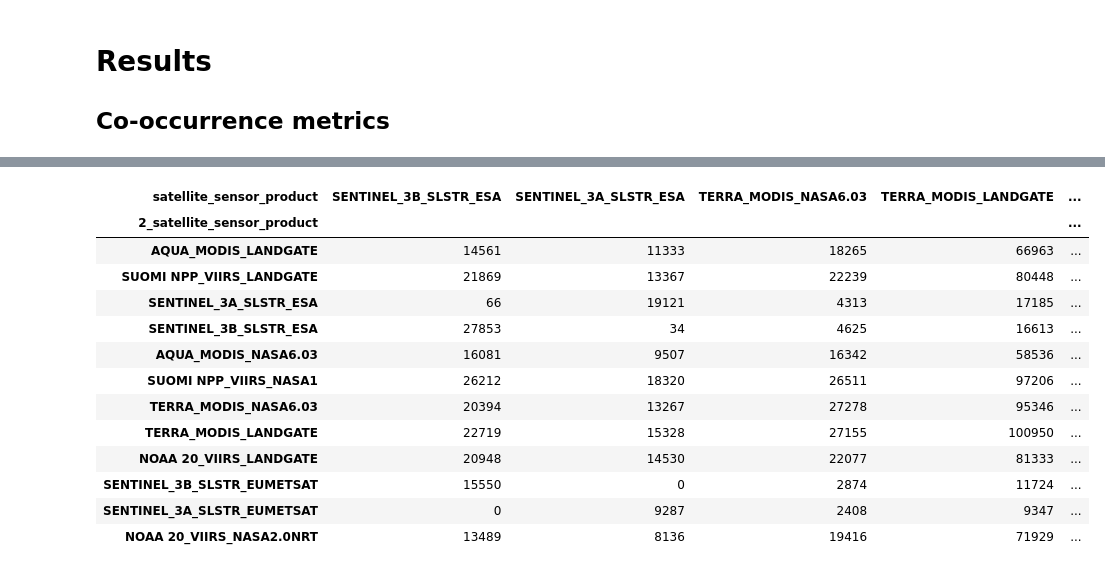
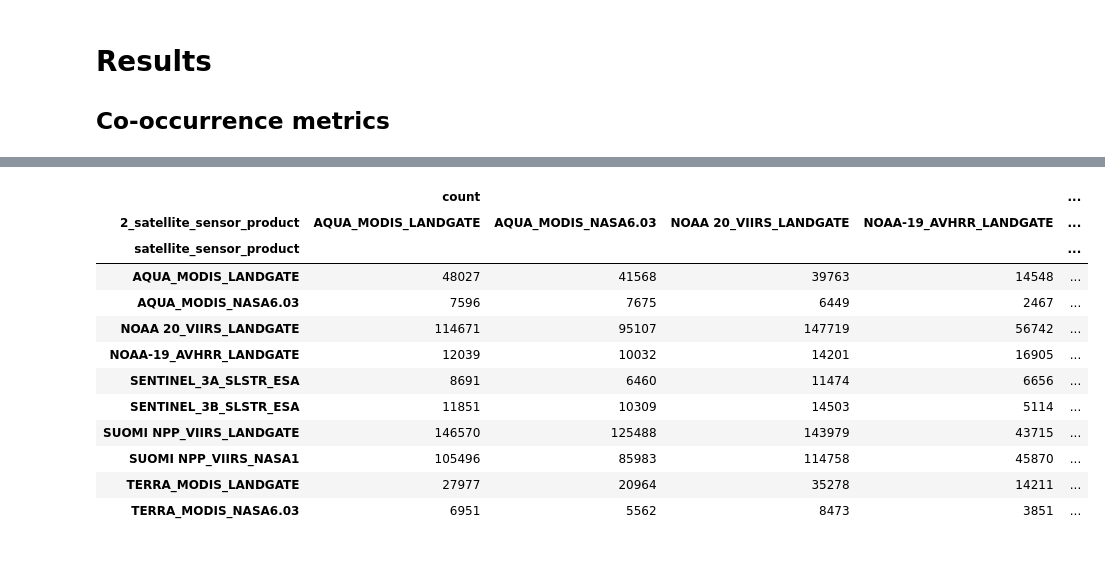
Before and after one commit to s3activefiresaustralia/s3vtdata, a Jupyter notebook: examples/nearest_hotspots_comparison.ipynb, the cells around one changed output, grey strips where cells are left out. Saved outputs shown, nothing was run; the diff lists cells and outputs as text; code cells hidden in the pictures.

```diff
--- a/examples/nearest_hotspots_comparison.ipynb
+++ b/examples/nearest_hotspots_comparison.ipynb
@@ -48,12 +48,12 @@ processing_parameters = {
     "landgate_frp": "s3://s3vtaustralia/landgate_hotspots_gdf.geojson",
     "sentinel3_swath_geojson": "s3://s3vtaustralia/sentinel3_swath_gdfs.geojson",
     "dea_frp": None,
-    "lon_west": 147.0,
-    "lat_south": -38.0,
+    "lon_west": 113.0, # 147.0,
+    "lat_south": -10.0, # -38.0,
     "lon_east": 154.0,
-    "lat_north": -27.,
+    "lat_north": -44.0, # -27.,
     "start_date": "2019-11-01",
-    "end_date": "2020-10-08",
+    "end_date": "2019-11-30",
     "start_time": "20:00",
     "end_time": "03:00",
     "chunks": 250,
@@ -155,4 +96,6 @@ nearest_hotspots_csv_files
 # %%
 # returns a dask DataFrame with index set at column `compare_field` from processing_parameters.
 nearest_points_ddf = util.csv_to_dataframe(nearest_hotspots_csv_files, processing_parameters["compare_field"])
+# %%
+nearest_points_ddf = nearest_points_ddf.compute()
 # %%
@@ -183,4 +132,4 @@ comparison_prefix = (
 # set the nearest distance threshold between two hotspots to confine the analysis within the distance threshold.
 dist_threshold = 5000  # units in meters
 # %%
-nearest_ddf_dist_subset = client.persist(nearest_points_ddf[nearest_points_ddf["dist_m"] < dist_threshold])
+nearest_ddf_dist_subset = nearest_points_ddf[nearest_points_ddf["dist_m"] < dist_threshold]
@@ -187,28 +153,27 @@ nearest_ddf_dist_subset = client.persist(nearest_points_ddf[nearest_points_ddf["
 # %%
-# Count of hotspot matches < dist_threshold
-numerator = util.dask_pivot_table(
+numerator = util.pandas_pivot_table(
     nearest_ddf_dist_subset,
-    index="2_satellite_sensor_product",
-    column="satellite_sensor_product",
-    values="count",
-    aggfunc="count"
-).compute()
+    index=["satellite_sensor_product"],
+    columns=["2_satellite_sensor_product"],
+    values=["count"],
+    aggfunc={"count": np.sum}
+
+)
 # %%
-numerator.astype(int).to_csv(output_directory.joinpath(f"{comparison_prefix}_matches_{dist_threshold}.csv"))
-numerator.astype(int)
+numerator.to_csv(output_directory.joinpath(f"{comparison_prefix}_matches_{dist_threshold}.csv"))
+numerator
 # %% [output]
-| satellite_sensor_product | SENTINEL_3B_SLSTR_ESA | SENTINEL_3A_SLSTR_ESA | TERRA_MODIS_NASA6.03 | TERRA_MODIS_LANDGATE | ... |
-| 2_satellite_sensor_product |  |  |  |  | ... |
-| AQUA_MODIS_LANDGATE | 14561 | 11333 | 18265 | 66963 | ... |
-| SUOMI NPP_VIIRS_LANDGATE | 21869 | 13367 | 22239 | 80448 | ... |
-| SENTINEL_3A_SLSTR_ESA | 66 | 19121 | 4313 | 17185 | ... |
-| SENTINEL_3B_SLSTR_ESA | 27853 | 34 | 4625 | 16613 | ... |
-| AQUA_MODIS_NASA6.03 | 16081 | 9507 | 16342 | 58536 | ... |
-| SUOMI NPP_VIIRS_NASA1 | 26212 | 18320 | 26511 | 97206 | ... |
-| TERRA_MODIS_NASA6.03 | 20394 | 13267 | 27278 | 95346 | ... |
-| TERRA_MODIS_LANDGATE | 22719 | 15328 | 27155 | 100950 | ... |
-| NOAA 20_VIIRS_LANDGATE | 20948 | 14530 | 22077 | 81333 | ... |
-| SENTINEL_3B_SLSTR_EUMETSAT | 15550 | 0 | 2874 | 11724 | ... |
-| SENTINEL_3A_SLSTR_EUMETSAT | 0 | 9287 | 2408 | 9347 | ... |
-| NOAA 20_VIIRS_NASA2.0NRT | 13489 | 8136 | 19416 | 71929 | ... |
+|  | count |  |  |  | ... |
+| 2_satellite_sensor_product | AQUA_MODIS_LANDGATE | AQUA_MODIS_NASA6.03 | NOAA 20_VIIRS_LANDGATE | NOAA-19_AVHRR_LANDGATE | ... |
+| satellite_sensor_product |  |  |  |  | ... |
+| AQUA_MODIS_LANDGATE | 48027 | 41568 | 39763 | 14548 | ... |
+| AQUA_MODIS_NASA6.03 | 7596 | 7675 | 6449 | 2467 | ... |
+| NOAA 20_VIIRS_LANDGATE | 114671 | 95107 | 147719 | 56742 | ... |
+| NOAA-19_AVHRR_LANDGATE | 12039 | 10032 | 14201 | 16905 | ... |
+| SENTINEL_3A_SLSTR_ESA | 8691 | 6460 | 11474 | 6656 | ... |
+| SENTINEL_3B_SLSTR_ESA | 11851 | 10309 | 14503 | 5114 | ... |
+| SUOMI NPP_VIIRS_LANDGATE | 146570 | 125488 | 143979 | 43715 | ... |
+| SUOMI NPP_VIIRS_NASA1 | 105496 | 85983 | 114758 | 45870 | ... |
+| TERRA_MODIS_LANDGATE | 27977 | 20964 | 35278 | 14211 | ... |
+| TERRA_MODIS_NASA6.03 | 6951 | 5562 | 8473 | 3851 | ... |
 # %%
```
Also changed, not shown: parts of 16 cells of this notebook.
